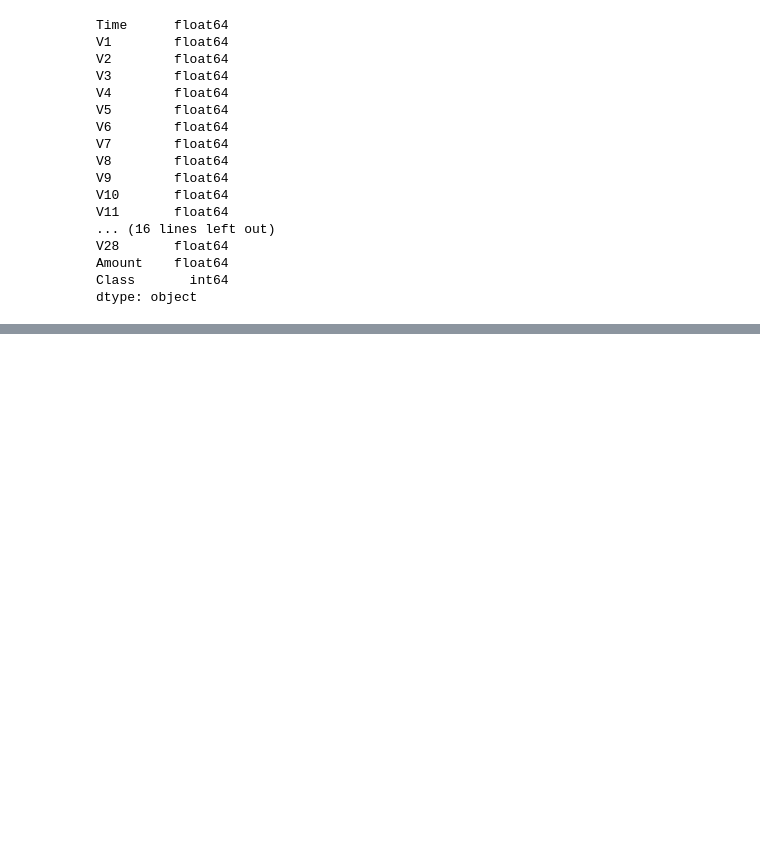
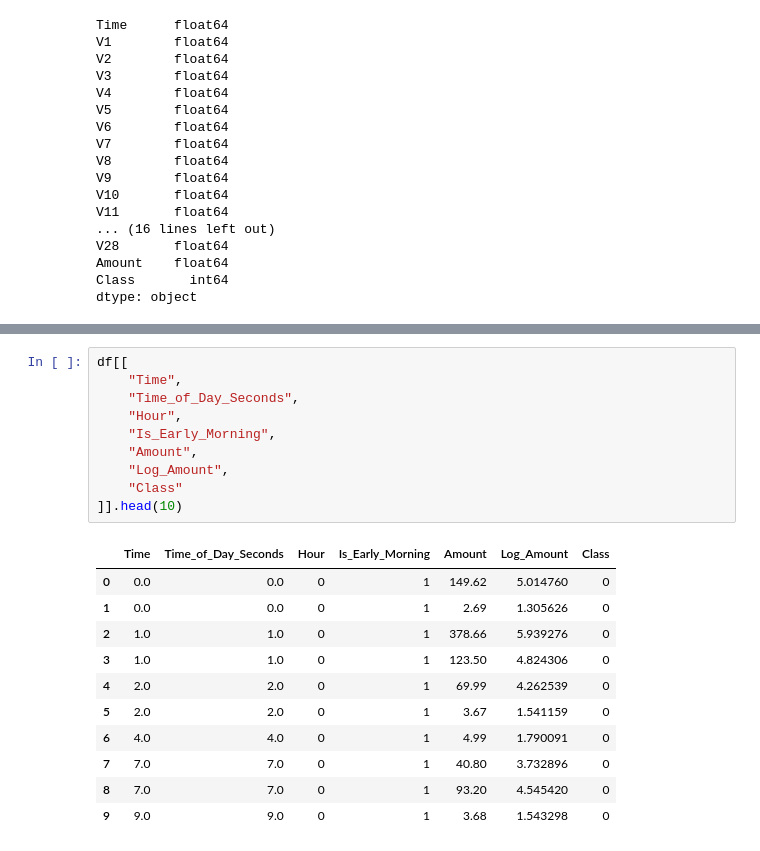
Before and after one commit to Yvonneamg/Credit_Card_Fraud_Detection, a Jupyter notebook: fraud_detection_final.ipynb, the cells around one changed output, grey strips where cells are left out. Cells and saved outputs as stored; diff of their text form; blank space fills up the shorter version.

```diff
--- a/fraud_detection_final.ipynb
+++ b/fraud_detection_final.ipynb
@@ -208,0 +284,22 @@ For this reason, precision, recall and F1-score will be emphasized when evaluati
+# %%
+df[[
+    "Time",
+    "Time_of_Day_Seconds",
+    "Hour",
+    "Is_Early_Morning",
+    "Amount",
+    "Log_Amount",
+    "Class"
+]].head(10)
+# %% [output]
+|  | Time | Time_of_Day_Seconds | Hour | Is_Early_Morning | Amount | Log_Amount | Class |
+| 0 | 0.0 | 0.0 | 0 | 1 | 149.62 | 5.014760 | 0 |
+| 1 | 0.0 | 0.0 | 0 | 1 | 2.69 | 1.305626 | 0 |
+| 2 | 1.0 | 1.0 | 0 | 1 | 378.66 | 5.939276 | 0 |
+| 3 | 1.0 | 1.0 | 0 | 1 | 123.50 | 4.824306 | 0 |
+| 4 | 2.0 | 2.0 | 0 | 1 | 69.99 | 4.262539 | 0 |
+| 5 | 2.0 | 2.0 | 0 | 1 | 3.67 | 1.541159 | 0 |
+| 6 | 4.0 | 4.0 | 0 | 1 | 4.99 | 1.790091 | 0 |
+| 7 | 7.0 | 7.0 | 0 | 1 | 40.80 | 3.732896 | 0 |
+| 8 | 7.0 | 7.0 | 0 | 1 | 93.20 | 4.545420 | 0 |
+| 9 | 9.0 | 9.0 | 0 | 1 | 3.68 | 1.543298 | 0 |
```
Also changed, not shown: parts of 22 cells of this notebook.
